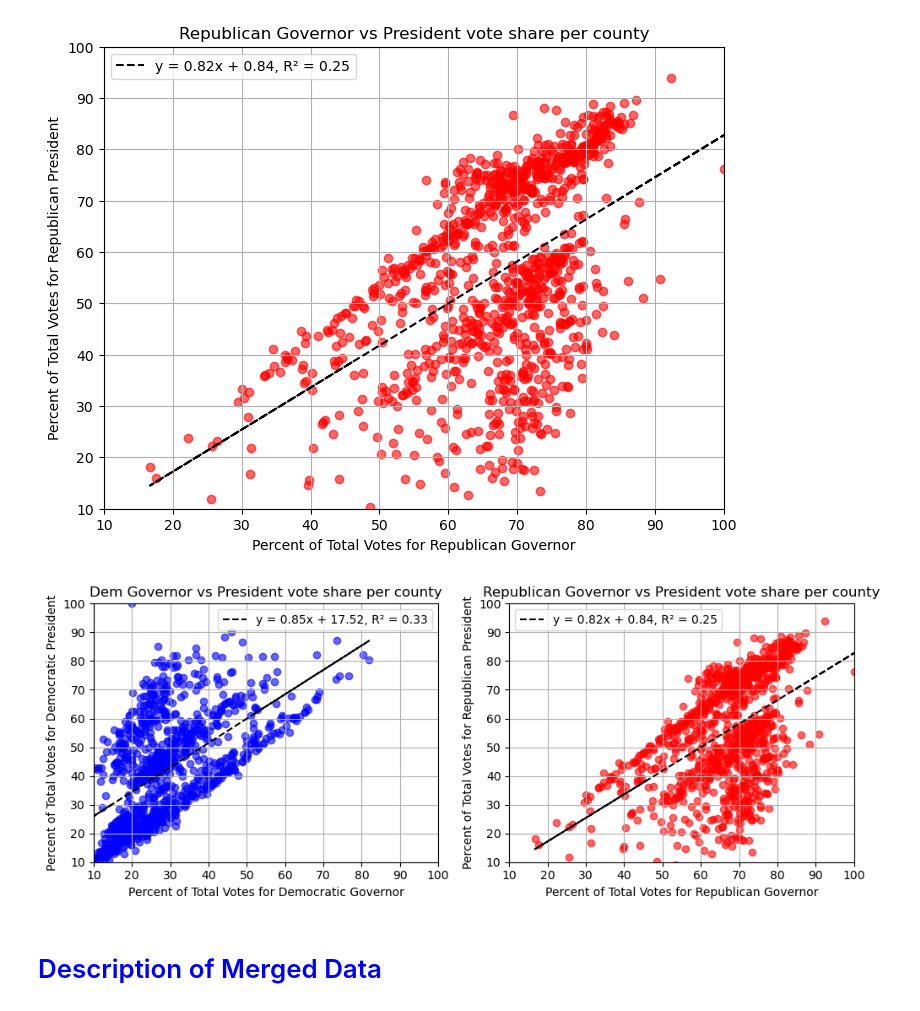
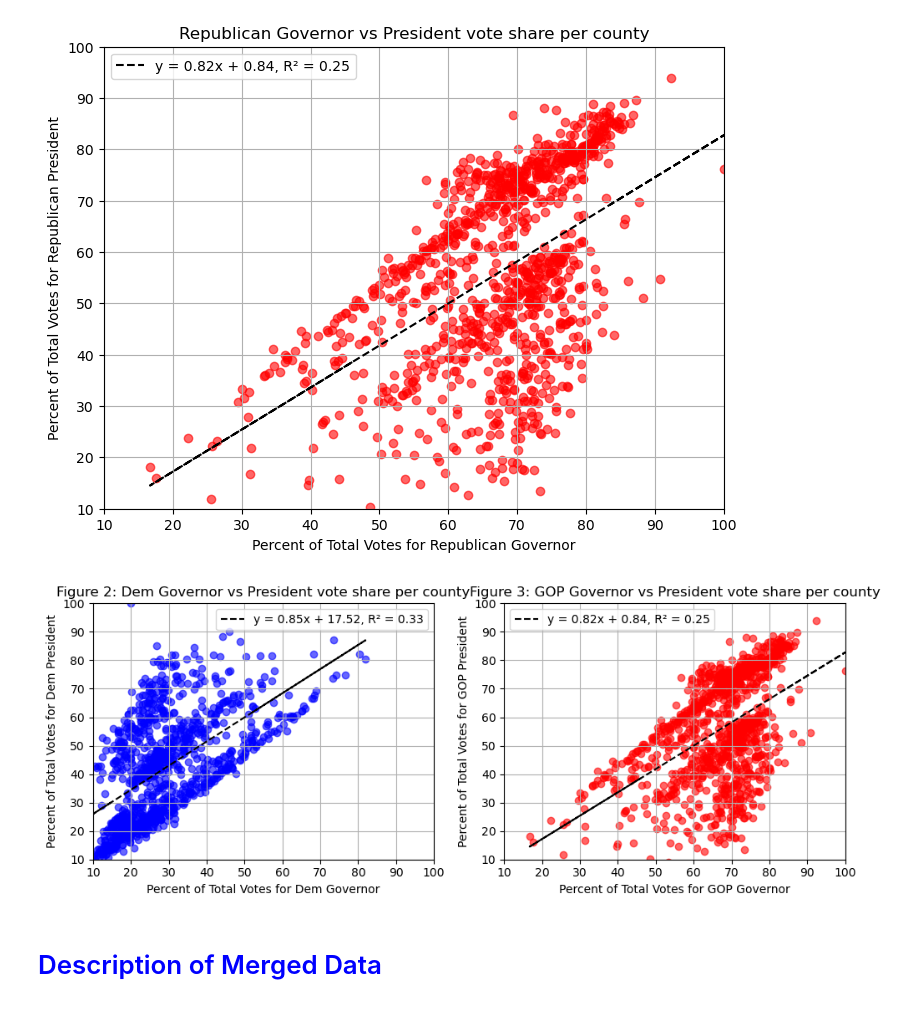
Before and after one commit to HenrySpin/QTM151Final, a Jupyter notebook: Final Project/Final.ipynb, the cells around one changed output. Saved outputs shown, nothing was run; the diff lists cells and outputs as text; code cells hidden in the pictures.

```diff
--- a/Final Project/Final.ipynb
+++ b/Final Project/Final.ipynb
@@ -289,9 +289,9 @@ axes[0].plot(
 axes[0].set_xlim(10, 100)
 axes[0].set_ylim(10, 100)
 
-axes[0].set_xlabel("Percent of Total Votes for Democratic Governor")
-axes[0].set_ylabel("Percent of Total Votes for Democratic President")
-axes[0].set_title("Democratic Governor vs President vote share per county")
+axes[0].set_xlabel("Percent of Total Votes for Dem Governor")
+axes[0].set_ylabel("Percent of Total Votes for Dem President")
+axes[0].set_title("Figure 2: Dem Governor vs President vote share per county")
 axes[0].grid(True)
 axes[0].legend()
 
@@ -304,37 +304,38 @@ axes[1].scatter(
     y,
     alpha=0.6,
     color='red'
 )
 
 # Fit linear regression
 slope, intercept = np.polyfit(x, y, 1)
 line_y = slope * x + intercept
 
 # R^2
 r_value = np.corrcoef(x, y)[0, 1]
 r_squared = r_value**2
 
 axes[1].plot(
     x,
     line_y,
     color='black',
     linestyle='--',
     label=f'y = {slope:.2f}x + {intercept:.2f}, R² = {r_squared:.2f}'
 )
 
 axes[1].set_xlim(10, 100)
 axes[1].set_ylim(10, 100)
 
-axes[1].set_xlabel("Percent of Total Votes for Republican Governor")
-axes[1].set_ylabel("Percent of Total Votes for Republican President")
-axes[1].set_title("Republican Governor vs President vote share per county")
+axes[1].set_xlabel("Percent of Total Votes for GOP Governor")
+axes[1].set_ylabel("Percent of Total Votes for GOP President")
+axes[1].set_title("Figure 3: GOP Governor vs President vote share per county")
+
 axes[1].grid(True)
 axes[1].legend()
 
 plt.tight_layout()
 plt.show()
 # %% [output]
-[figure, old version]
+[figure, new version]
 # %% [markdown]
 # <span style="color:blue"> Description of Merged Data </span>
 # %% [markdown]
```
Also changed, not shown: parts of 3 cells of this notebook.
